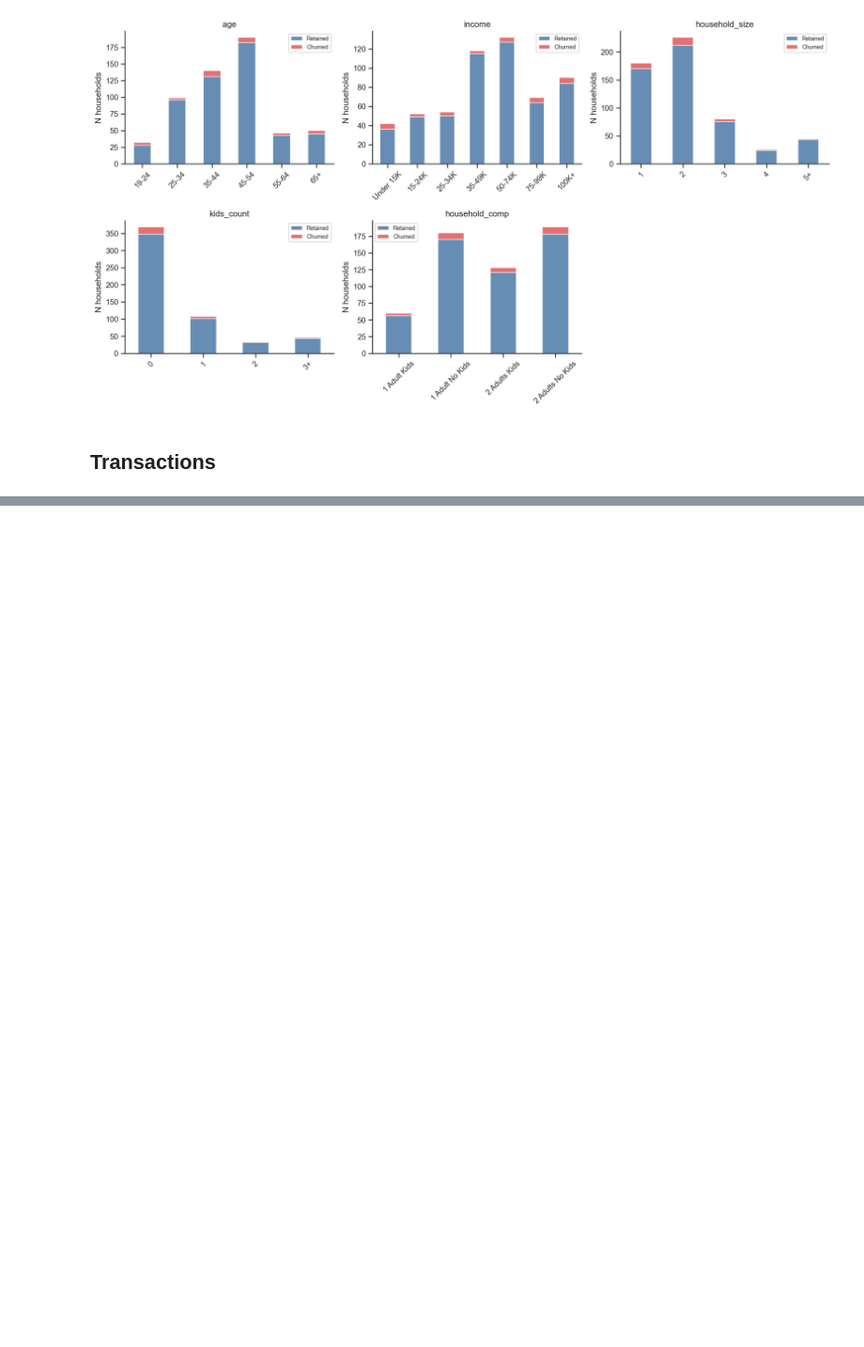
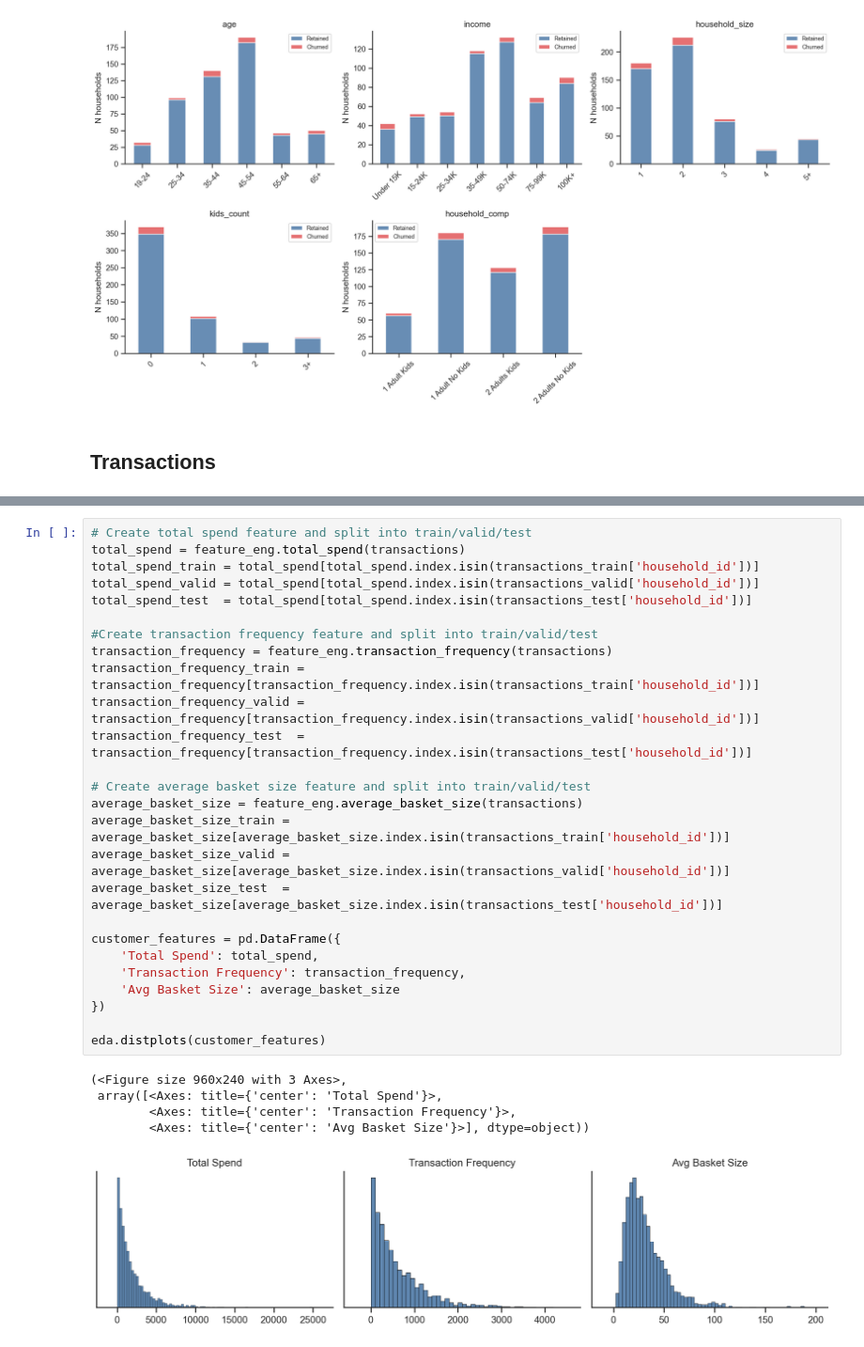
Before and after one commit to Kasperclowes/QBUS3820-Group-Assignment, a Jupyter notebook: RUN.ipynb, the cells around one changed output, grey strips where cells are left out. Shown at 94% size. Drawn from its saved outputs; the diff is of its cells as text; blank space fills up the shorter version.

Commit message:
Made variables for transactions

```diff
--- a/RUN.ipynb
+++ b/RUN.ipynb
@@ -219,0 +220,32 @@ None
+# %%
+# Create total spend feature and split into train/valid/test
+total_spend = feature_eng.total_spend(transactions)
+total_spend_train = total_spend[total_spend.index.isin(transactions_train['household_id'])]
+total_spend_valid = total_spend[total_spend.index.isin(transactions_valid['household_id'])]
+total_spend_test  = total_spend[total_spend.index.isin(transactions_test['household_id'])]
+
+#Create transaction frequency feature and split into train/valid/test
+transaction_frequency = feature_eng.transaction_frequency(transactions)
+transaction_frequency_train = transaction_frequency[transaction_frequency.index.isin(transactions_train['household_id'])]
+transaction_frequency_valid = transaction_frequency[transaction_frequency.index.isin(transactions_valid['household_id'])]
+transaction_frequency_test  = transaction_frequency[transaction_frequency.index.isin(transactions_test['household_id'])]
+
+# Create average basket size feature and split into train/valid/test
+average_basket_size = feature_eng.average_basket_size(transactions)
+average_basket_size_train = average_basket_size[average_basket_size.index.isin(transactions_train['household_id'])]
+average_basket_size_valid = average_basket_size[average_basket_size.index.isin(transactions_valid['household_id'])]
+average_basket_size_test  = average_basket_size[average_basket_size.index.isin(transactions_test['household_id'])]
+
+customer_features = pd.DataFrame({
+    'Total Spend': total_spend,
+    'Transaction Frequency': transaction_frequency,
+    'Avg Basket Size': average_basket_size
+})
+
+eda.distplots(customer_features)
+# %% [output]
+(<Figure size 960x240 with 3 Axes>,
+ array([<Axes: title={'center': 'Total Spend'}>,
+        <Axes: title={'center': 'Transaction Frequency'}>,
+        <Axes: title={'center': 'Avg Basket Size'}>], dtype=object))
+[figure, added]
```
Also changed, not shown: parts of 5 cells of this notebook, 1 other file.
